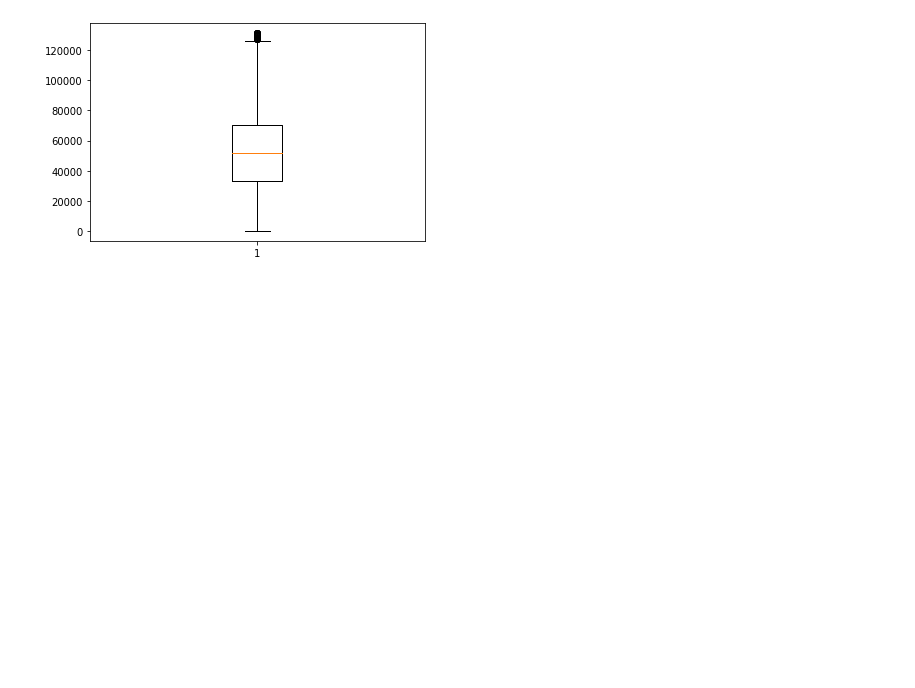
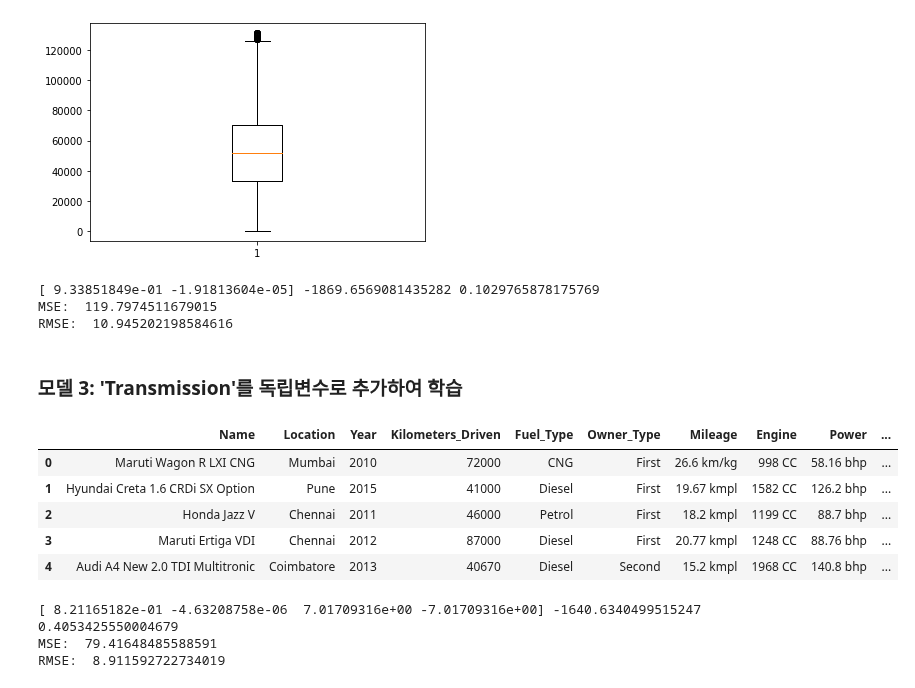
Before and after one commit to goldanghenry/Study, a Jupyter notebook: MachineLearning/used_car_price_prediction.ipynb, the cells around one changed output. Cells and saved outputs as stored; diff of their text form; code cells hidden in the pictures; blank space fills up the shorter version.

```diff
--- a/MachineLearning/used_car_price_prediction.ipynb
+++ b/MachineLearning/used_car_price_prediction.ipynb
@@ -137,4 +142,40 @@ trainX, testX, trainY, testY = train_test_split(X,Y,test_size=0.3, random_state=
 algo = LinearRegression()
 model2 = algo.fit(trainX,trainY)
 pred2 = model2.predict(testX)
-print('MSE: ', )
+
+print(model2.coef_, model2.intercept_, model2.score(testX,testY))
+print('MSE: ', mean_squared_error(testY, pred2))
+print('RMSE: ', np.sqrt(mean_squared_error(testY, pred2)))
+# %% [output]
+[ 9.33851849e-01 -1.91813604e-05] -1869.6569081435282 0.1029765878175769
+MSE:  119.7974511679015
+RMSE:  10.945202198584616
+# %% [markdown]
+### 모델 3: 'Transmission'를 독립변수로 추가하여 학습
+# %%
+
+# - 학습을 위해 feature는 수치화 되어야 함, 원-핫 인코딩
+data = pd.get_dummies(data=data, columns=['Transmission'])
+data.head()
+# %% [output]
+|  | Name | Location | Year | Kilometers_Driven | Fuel_Type | Owner_Type | Mileage | Engine | Power | ... |
+| 0 | Maruti Wagon R LXI CNG | Mumbai | 2010 | 72000 | CNG | First | 26.6 km/kg | 998 CC | 58.16 bhp | ... |
+| 1 | Hyundai Creta 1.6 CRDi SX Option | Pune | 2015 | 41000 | Diesel | First | 19.67 kmpl | 1582 CC | 126.2 bhp | ... |
+| 2 | Honda Jazz V | Chennai | 2011 | 46000 | Petrol | First | 18.2 kmpl | 1199 CC | 88.7 bhp | ... |
+| 3 | Maruti Ertiga VDI | Chennai | 2012 | 87000 | Diesel | First | 20.77 kmpl | 1248 CC | 88.76 bhp | ... |
+| 4 | Audi A4 New 2.0 TDI Multitronic | Coimbatore | 2013 | 40670 | Diesel | Second | 15.2 kmpl | 1968 CC | 140.8 bhp | ... |
+# %%
+# 모델 3 학습 및 결과 확인
+X = data[['Year', 'Kilometers_Driven', 'Transmission_Automatic', 'Transmission_Manual']]
+Y = data['Price']
+
+trainX, testX, trainY, testY = train_test_split(X,Y, test_size=0.3, random_state=25)
+model3 = LinearRegression().fit(trainX,trainY)
+pred3 = model3.predict(testX)
+print(model3.coef_, model3.intercept_, model3.score(testX,testY))
+print('MSE: ', mean_squared_error(testY, pred3))
+print('RMSE: ', np.sqrt(mean_squared_error(testY, pred3)))
+# %% [output]
+[ 8.21165182e-01 -4.63208758e-06  7.01709316e+00 -7.01709316e+00] -1640.6340499515247 0.4053425550004679
+MSE:  79.41648485588591
+RMSE:  8.911592722734019
```
Also changed, not shown: parts of 12 cells of this notebook.
